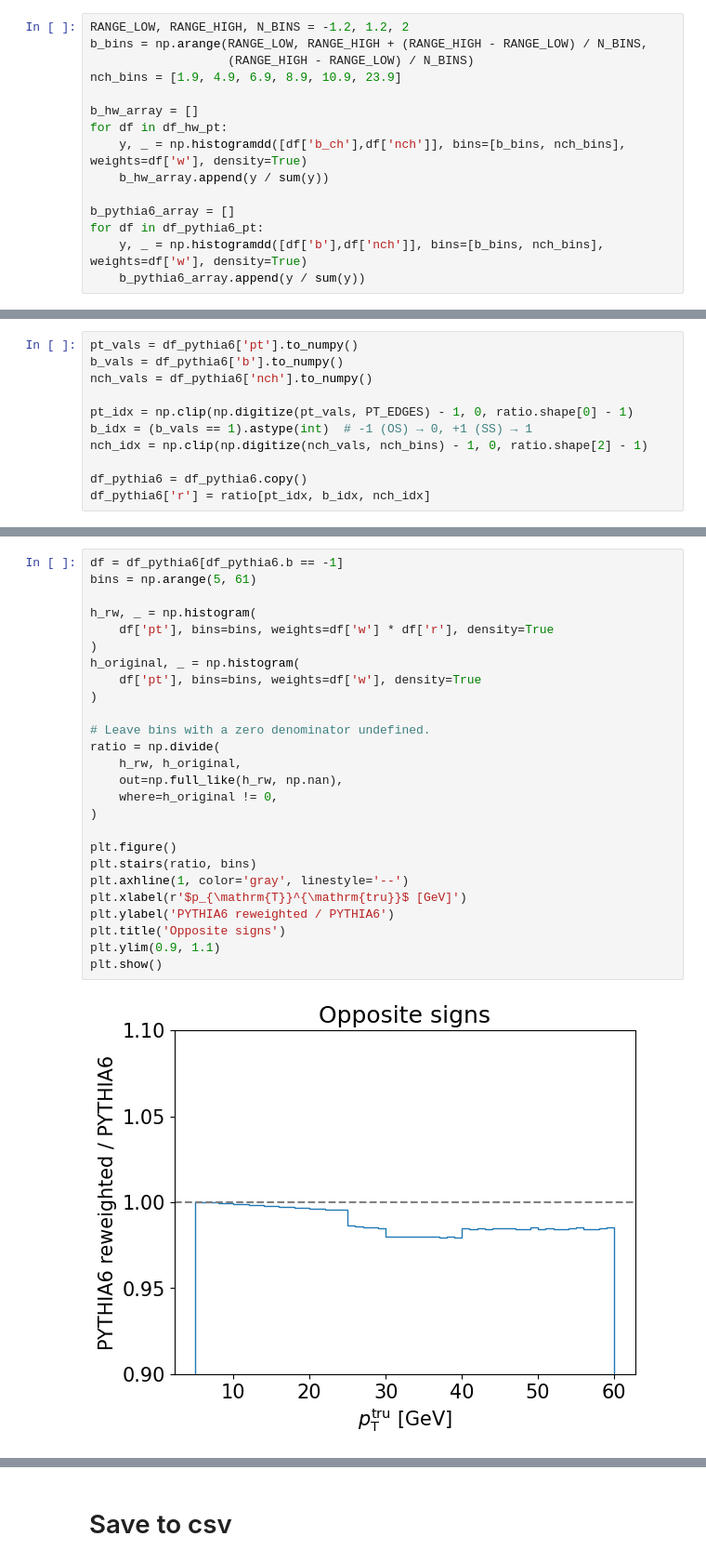
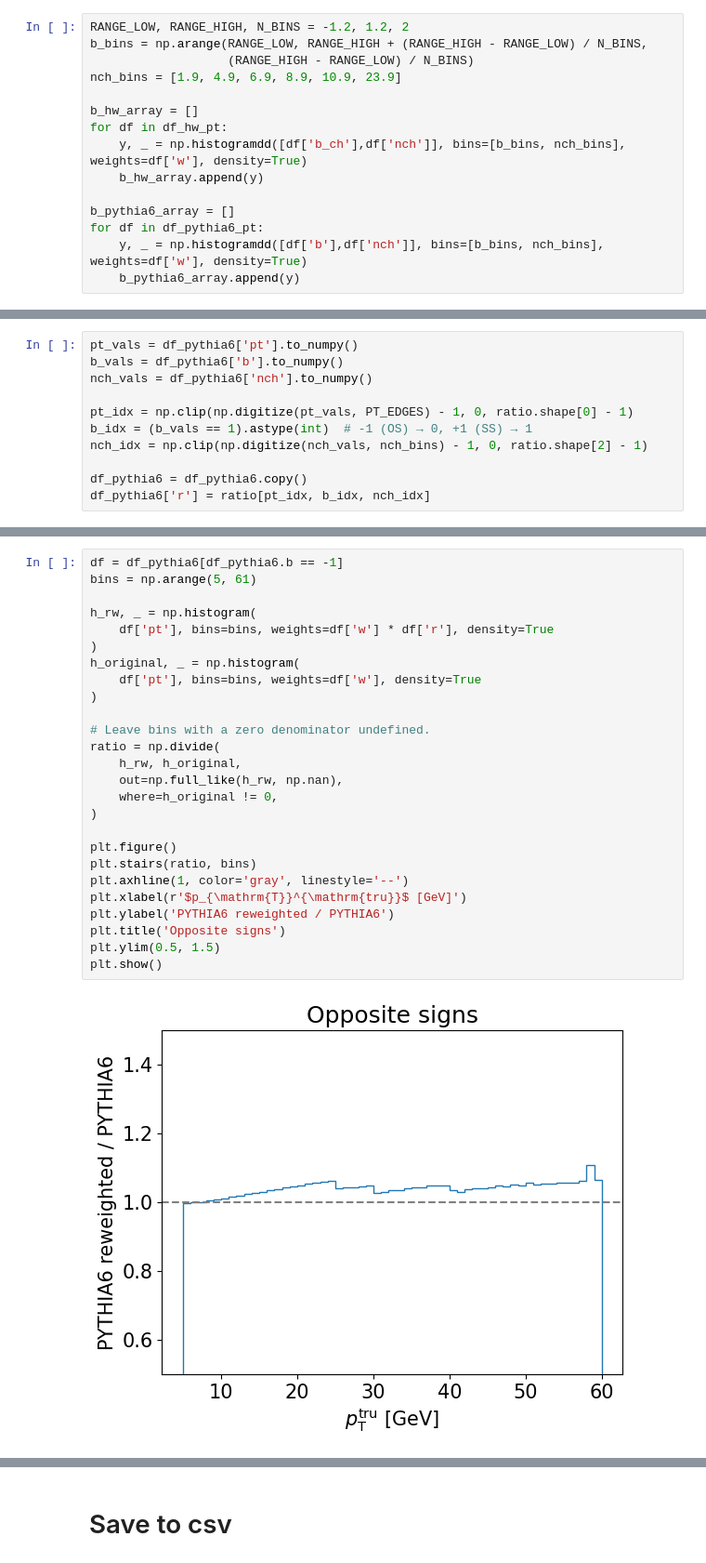
Before and after one commit to y-song/rc, a Jupyter notebook: pp/prior_reweight_2d.ipynb, the cells around one changed output, grey strips where cells are left out. Shown at 93% size. Drawn from its saved outputs; the diff is of its cells as text.

```diff
--- a/pp/prior_reweight_2d.ipynb
+++ b/pp/prior_reweight_2d.ipynb
@@ -130,12 +130,12 @@ nch_bins = [1.9, 4.9, 6.9, 8.9, 10.9, 23.9]
 b_hw_array = []
 for df in df_hw_pt:
     y, _ = np.histogramdd([df['b_ch'],df['nch']], bins=[b_bins, nch_bins], weights=df['w'], density=True)
-    b_hw_array.append(y / sum(y))
+    b_hw_array.append(y)
 
 b_pythia6_array = []
 for df in df_pythia6_pt:
     y, _ = np.histogramdd([df['b'],df['nch']], bins=[b_bins, nch_bins], weights=df['w'], density=True)
-    b_pythia6_array.append(y / sum(y))
+    b_pythia6_array.append(y)
 # %%
 print(b_hw_array)
 print(b_pythia6_array)
@@ -201,31 +207,31 @@ plt.legend()
 # %%
 df = df_pythia6[df_pythia6.b == -1]
 bins = np.arange(5, 61)
 
 h_rw, _ = np.histogram(
     df['pt'], bins=bins, weights=df['w'] * df['r'], density=True
 )
 h_original, _ = np.histogram(
     df['pt'], bins=bins, weights=df['w'], density=True
 )
 
 # Leave bins with a zero denominator undefined.
 ratio = np.divide(
     h_rw, h_original,
     out=np.full_like(h_rw, np.nan),
     where=h_original != 0,
 )
 
 plt.figure()
 plt.stairs(ratio, bins)
 plt.axhline(1, color='gray', linestyle='--')
 plt.xlabel(r'$p_{\mathrm{T}}^{\mathrm{tru}}$ [GeV]')
 plt.ylabel('PYTHIA6 reweighted / PYTHIA6')
 plt.title('Opposite signs')
-plt.ylim(0.9, 1.1)
+plt.ylim(0.5, 1.5)
 plt.show()
 # %% [output]
-[figure, old version]
+[figure, new version]
 # %%
 plt.hist(df_pythia6[df_pythia6.b==1]['pt'], bins=np.arange(5,61), weights=df_pythia6[df_pythia6.b==1]['w']*df_pythia6[df_pythia6.b==1]['r'], density=True, histtype='step', label='PYTHIA6 reweighted')
 plt.hist(df_pythia6[df_pythia6.b==1]['pt'], bins=np.arange(5,61), weights=df_pythia6[df_pythia6.b==1]['w'], density=True, histtype='step', label='PYTHIA6')
```
Also changed, not shown: parts of 7 cells of this notebook.
